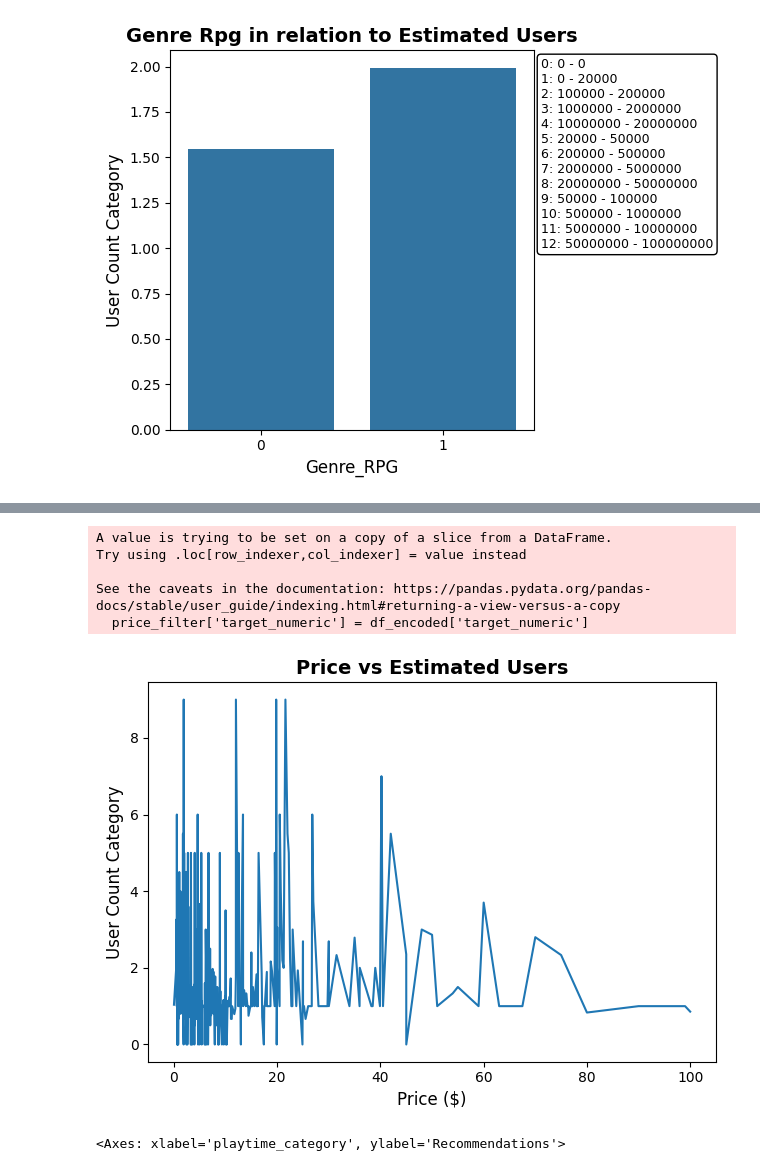
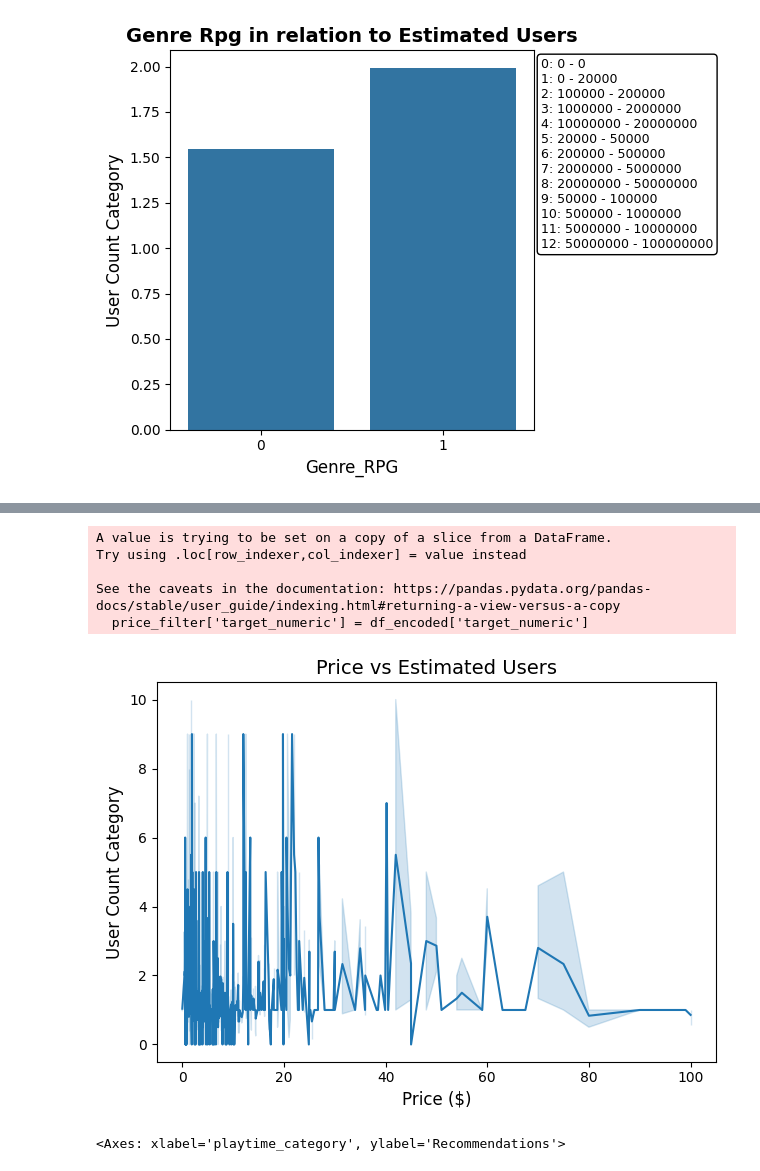
Before and after one commit to Sifi334/SteamGamesCSVparsedData, a Jupyter notebook: FinalProject.ipynb, the cells around one changed output, grey strips where cells are left out. Cells and saved outputs as stored; diff of their text form; code cells hidden in the pictures.

```diff
--- a/FinalProject.ipynb
+++ b/FinalProject.ipynb
@@ -245,12 +264,16 @@ Logistic Regression Comparisons
 # %%
+#Now that we can see the correlation and a logistic regression model of the user count, how about checking something else that could be
+# an output value like Median playtime forever?
+
 # Scale the features for better logistic regression coefficients
 feature_cols = [col for col in df_encoded.columns if col.startswith('genre_')]
-feature_cols += ['is_software', 'is_game', 'num_genres', 'release_year', 'release_month', 'Price', 'Recommendations','target_numeric','Windows','Mac','Linux']
+feature_cols += ['is_software', 'is_game', 'num_genres', 'release_year', 'release_month', 'Price', 'Recommendations','target_numeric','Windows','Mac','Linux','Positive','Negative']
 
+#Simplify Playtime to categories so it can be turned into a logistic regression model that doesn't take 400 seconds!
 df_encoded['playtime_category'] = pd.cut(
     df_encoded['Median playtime forever'],
-    bins=[0, 30, 120, 600, 3000, float('inf')],
-    labels=['Very Low (0-30min)', 'Low (30min-2hrs)', 'Medium (2-10hrs)', 'High (10-50hrs)', 'Very High (50hrs+)']
+    labels=['Very Low (0-30min)', 'Low (30min-2hrs)', 'Medium (2-10hrs)', 'High (10-50hrs)', 'Very High (50hrs+)'],
+    bins=[0, 30, 120, 600, 3000, float('inf')]
 )
 
 X = df_encoded[feature_cols]
@@ -287,7 +310,7 @@ axes[0].barh(range(len(correlations_top)), correlations_top.values)
 axes[0].set_yticks(range(len(correlations_top)))
 axes[0].set_yticklabels(correlations_top.index)
 axes[0].set_xlabel('Absolute Correlation', fontsize=12)
-axes[0].set_title('Feature Importance: Correlation', fontsize=14, fontweight='bold')
+axes[0].set_title('Feature Importance: Correlation', fontsize=14)
 axes[0].invert_yaxis()
 
 importance_top = feature_importance_scaled.head(20)
@@ -295,11 +318,14 @@ axes[1].barh(range(len(importance_top)), importance_top['importance'].values)
 axes[1].set_yticks(range(len(importance_top)))
 axes[1].set_yticklabels(importance_top['feature'])
 axes[1].set_xlabel('Average Absolute Coefficient', fontsize=12)
-axes[1].set_title('Feature Importance: Logistic Regression', fontsize=14, fontweight='bold')
+axes[1].set_title('Feature Importance: Logistic Regression', fontsize=14)
 axes[1].invert_yaxis()
 
 plt.tight_layout()
 plt.show()
+
+# Reviews seem more impactful involving a correlation to player engagement, more reccomendations, players, and a higher player count
+# Commonly can be seen correlated to more average playtime!
 # %% [output]
 Logistic Regression Comparisons
                         feature  importance
@@ -378,23 +419,23 @@ plt.show()
 # %%
 # I would not like to create seperate values for price ranges and get averages, therefore I am just going to use the flat graph.
 price_filter = df_encoded[df['Price'] <= 100]
 price_filter['target_numeric'] = df_encoded['target_numeric']
-sns.lineplot(data=price_filter, x='Price', y='target_numeric', errorbar=None)\
+sns.lineplot(data=price_filter, x='Price', y='target_numeric')
 
 plt.xlabel('Price ($)', fontsize=12)
 plt.ylabel('User Count Category', fontsize=12)
-plt.title('Price vs Estimated Users', fontsize=14, fontweight='bold')
+plt.title('Price vs Estimated Users', fontsize=14)
 plt.tight_layout()
 plt.show()
 
-#We still see a correlation with Price and User Count
+#I would like to say we see a correlation, but there actually is not really any, outliers have a big effect, simplifying this graph would be better.
 # %% [output]
 A value is trying to be set on a copy of a slice from a DataFrame.
 Try using .loc[row_indexer,col_indexer] = value instead
 
 See the caveats in the documentation: https://pandas.pydata.org/pandas-docs/stable/user_guide/indexing.html#returning-a-view-versus-a-copy
   price_filter['target_numeric'] = df_encoded['target_numeric']
-[figure, old version]
+[figure, new version]
 # %%
 sns.scatterplot(data=df_encoded, x='playtime_category', y='Recommendations')
 
```
Also changed, not shown: parts of 11 cells of this notebook.
